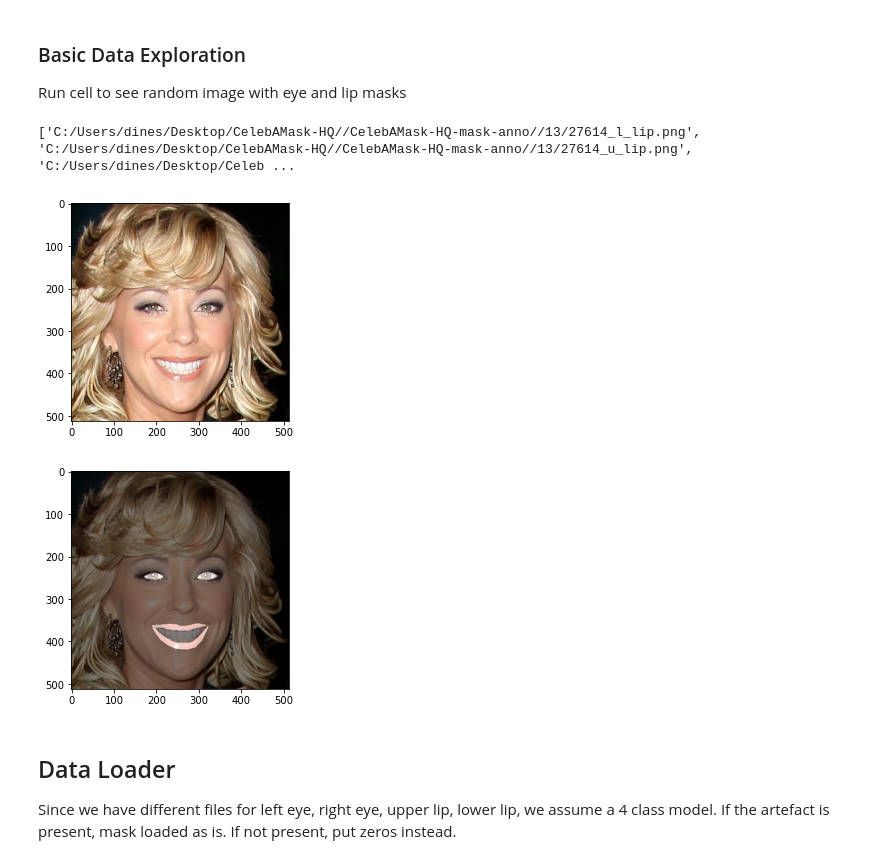
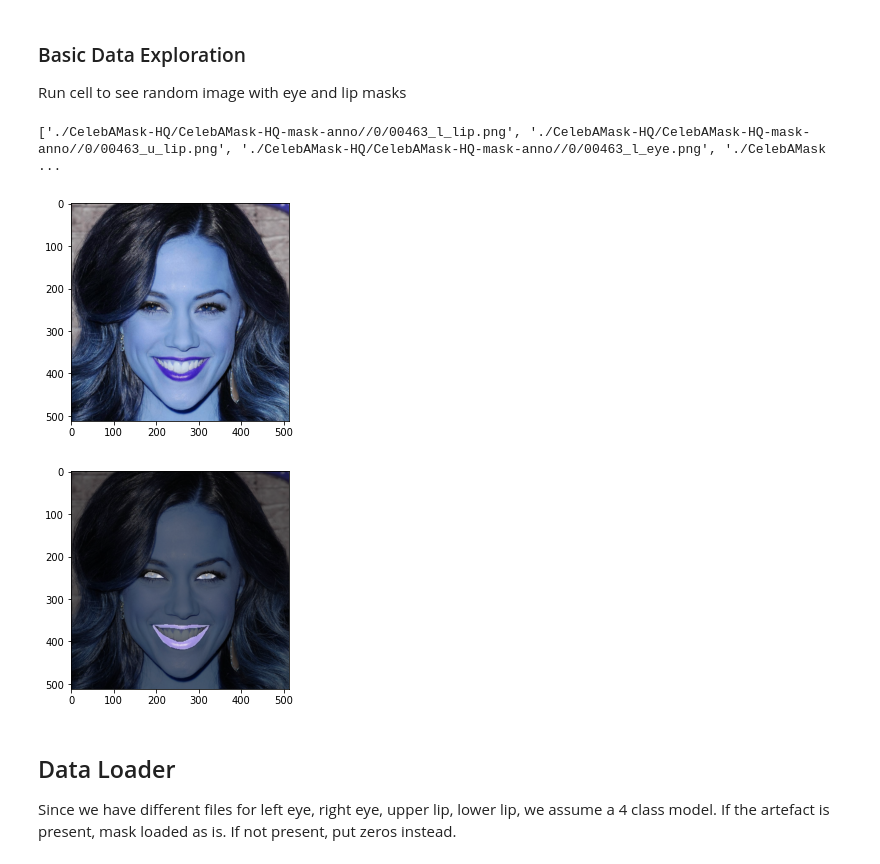
Before and after one commit to DSSR2/Face-Segmentation, a Jupyter notebook: Face Segmentation.ipynb, the cells around one changed output. Drawn from its saved outputs; the diff is of its cells as text; code cells hidden in the pictures.

```diff
--- a/Face Segmentation.ipynb
+++ b/Face Segmentation.ipynb
@@ -46,16 +109,17 @@ def get_mask(file, mask_path, image):
     :return mask: the combined eyes and lips mask
     '''
 
-    fname = file.split("\\")[-1].split(".")[0]
+    fname = file.split("/")[-1].split(".")[0]
     mask_fname = fname.zfill(5)
     mask_folder = str(int(fname)//2000)
-    mask_files = glob(mask_path+"/"+mask_folder+"/"+mask_fname+"_l_lip.png")+\
-        glob(mask_path+"/"+mask_folder+"/"+mask_fname+"_u_lip.png")+\
-        glob(mask_path+"/"+mask_folder+"/"+mask_fname+"_l_eye.png")+\
-        glob(mask_path+"/"+mask_folder+"/"+mask_fname+"_r_eye.png")
-        #glob(mask_path+"/"+mask_folder+"/"+mask_fname+"_eye_g.png")
+    # Add and remove features as required
+    features = ["_l_lip.png", "_u_lip.png", "_l_eye.png", "_r_eye.png", "_eye_g.png"] # "_hair.png", "_l_ear.png" ...
+
+    mask_files = []
+    for i in features:
+        mask_files = mask_files+ glob(mask_path+"/"+mask_folder+"/"+mask_fname+i)
     print(mask_files)
-    masks = [np.array(Image.open(i)) for i in  mask_files]
+    masks = [cv2.imread(i) for i in  mask_files]
     mask = masks[0]
     for i in range(1, len(masks)):
         mask = mask+masks[i]
@@ -63,20 +127,18 @@ def get_mask(file, mask_path, image):
     return mask
 # %%
 idx = np.random.randint(len(files))
-image = Image.open(files[idx])
-image = np.array(image.resize((512, 512)))
+image = cv2.imread(files[idx])
+image = cv2.resize(image, (512, 512))
 mask = get_mask(files[idx], mask_path, image)
 plt.imshow(image)
 plt.show()
-mask = Image.fromarray(mask)
-image = Image.fromarray(image)
-combined = ImageChops.blend(image, mask, 0.5)
+combined = cv2.addWeighted(image, 0.5, mask, beta=0.5, gamma=0.0)
 plt.imshow(combined)
 plt.show()
 # %% [output]
-['C:/Users/dines/Desktop/CelebAMask-HQ//CelebAMask-HQ-mask-anno//13/27614_l_lip.png', 'C:/Users/dines/Desktop/CelebAMask-HQ//CelebAMask-HQ-mask-anno//13/27614_u_lip.png', 'C:/Users/dines/Desktop/Celeb ...
+['./CelebAMask-HQ/CelebAMask-HQ-mask-anno//0/00463_l_lip.png', './CelebAMask-HQ/CelebAMask-HQ-mask-anno//0/00463_u_lip.png', './CelebAMask-HQ/CelebAMask-HQ-mask-anno//0/00463_l_eye.png', './CelebAMask ...
-[figure, old version]
+[figure, new version]
-[figure, old version]
+[figure, new version]
 # %% [markdown]
 ## Data Loader
 Since we have different files for left eye, right eye, upper lip, lower lip, we assume a 4 class model. If the artefact is present, mask loaded as is. If not present, put zeros instead.
```
Also changed, not shown: parts of 20 cells of this notebook.
